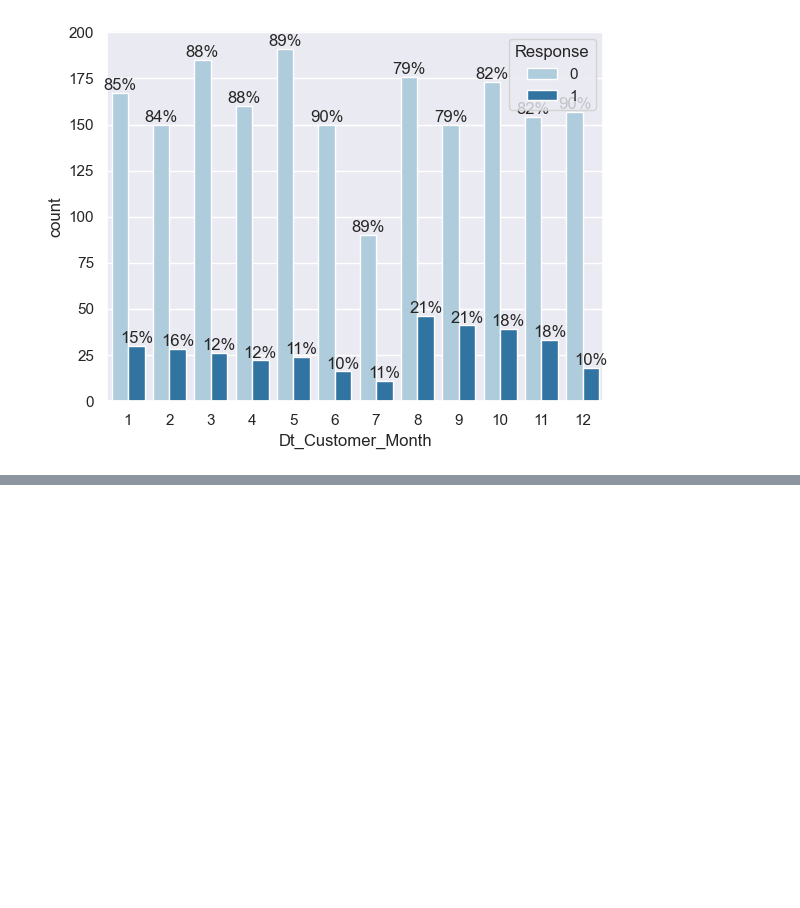
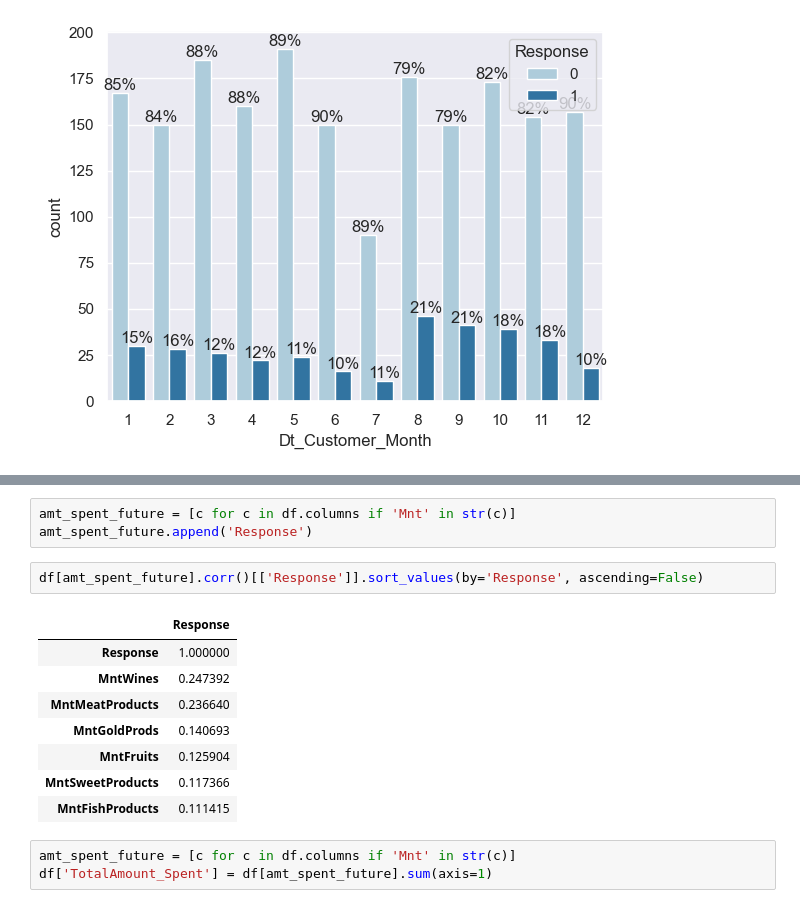
Before and after one commit to dafamahandika/belajar-data-analyst, a Jupyter notebook: marketing-analysis.ipynb, the cells around one changed output, grey strips where cells are left out. Cells and saved outputs as stored; diff of their text form; blank space fills up the shorter version.

```diff
--- a/marketing-analysis.ipynb
+++ b/marketing-analysis.ipynb
@@ -395,0 +405,17 @@ barPerc(df, 'Dt_Customer_Month', ax)
+# %%
+amt_spent_future = [c for c in df.columns if 'Mnt' in str(c)]
+amt_spent_future.append('Response')
+# %%
+df[amt_spent_future].corr()[['Response']].sort_values(by='Response', ascending=False)
+# %% [output]
+|  | Response |
+| Response | 1.000000 |
+| MntWines | 0.247392 |
+| MntMeatProducts | 0.236640 |
+| MntGoldProds | 0.140693 |
+| MntFruits | 0.125904 |
+| MntSweetProducts | 0.117366 |
+| MntFishProducts | 0.111415 |
+# %%
+amt_spent_future = [c for c in df.columns if 'Mnt' in str(c)]
+df['TotalAmount_Spent'] = df[amt_spent_future].sum(axis=1)
```
Also changed, not shown: parts of 4 cells of this notebook.
